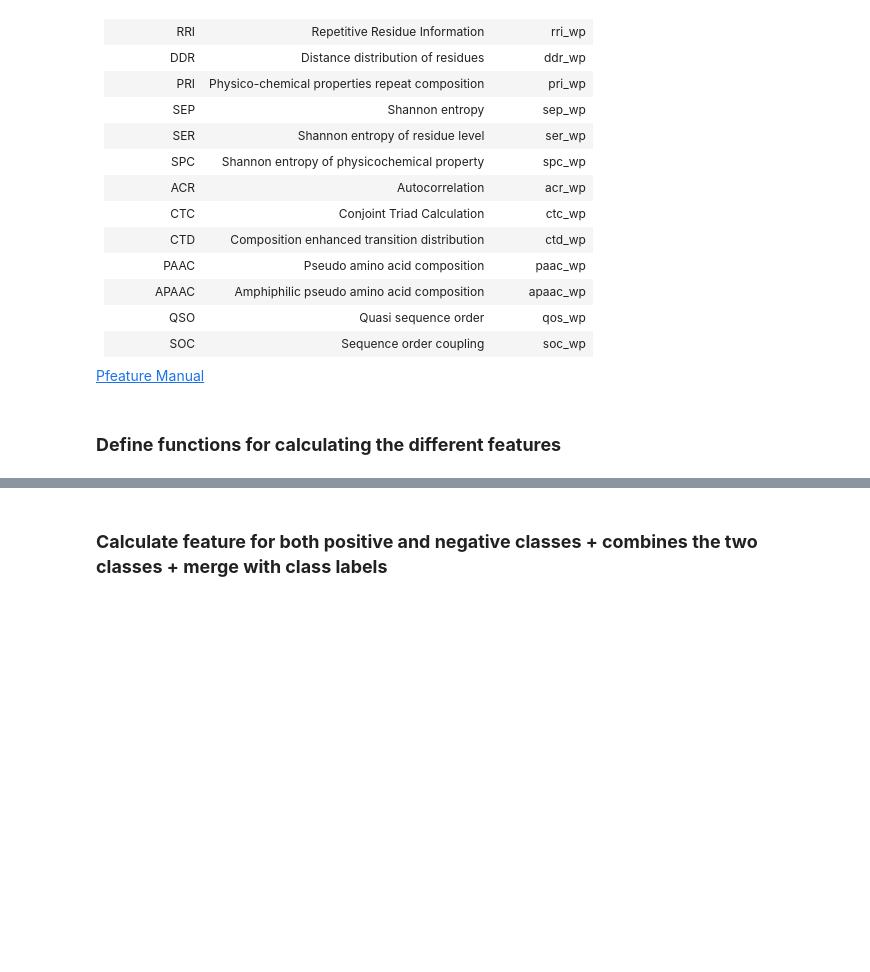
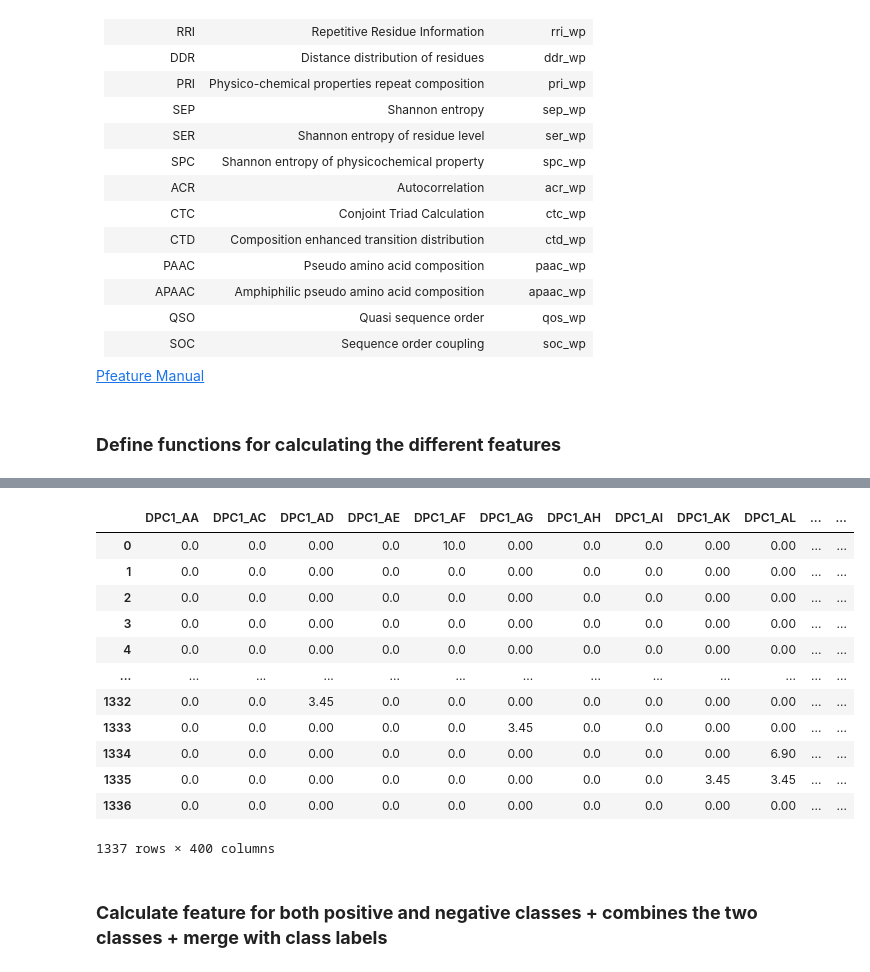
Before and after one commit to leo-dev-07/tcc-unicarioca, a Jupyter notebook: Antimicrobial_Peptide_QSAR.ipynb, the cells around one changed output, grey strips where cells are left out. Drawn from its saved outputs; the diff is of its cells as text; code cells hidden in the pictures; blank space fills up the shorter version.

```diff
--- a/Antimicrobial_Peptide_QSAR.ipynb
+++ b/Antimicrobial_Peptide_QSAR.ipynb
@@ -110,17 +213,31 @@ aac('train_po_cdhit.txt')
 # %%
 # Dipeptide composition (DPC)
 
 from Pfeature.pfeature import dpc_wp
 
 def dpc(input):
   a = input.rstrip('txt')
   output = a + 'dpc.csv'
-  df_out = dpc_wp(input, output, 1)
+  #df_out = dpc_wp(input, output, 1)
   df_in = pd.read_csv(output)
   return df_in
 
 feature = dpc('train_po_cdhit.txt')
 feature
+# %% [output]
+|  | DPC1_AA | DPC1_AC | DPC1_AD | DPC1_AE | DPC1_AF | DPC1_AG | DPC1_AH | DPC1_AI | DPC1_AK | DPC1_AL | ... | ... |
+| 0 | 0.0 | 0.0 | 0.00 | 0.0 | 10.0 | 0.00 | 0.0 | 0.0 | 0.00 | 0.00 | ... | ... |
+| 1 | 0.0 | 0.0 | 0.00 | 0.0 | 0.0 | 0.00 | 0.0 | 0.0 | 0.00 | 0.00 | ... | ... |
+| 2 | 0.0 | 0.0 | 0.00 | 0.0 | 0.0 | 0.00 | 0.0 | 0.0 | 0.00 | 0.00 | ... | ... |
+| 3 | 0.0 | 0.0 | 0.00 | 0.0 | 0.0 | 0.00 | 0.0 | 0.0 | 0.00 | 0.00 | ... | ... |
+| 4 | 0.0 | 0.0 | 0.00 | 0.0 | 0.0 | 0.00 | 0.0 | 0.0 | 0.00 | 0.00 | ... | ... |
+| ... | ... | ... | ... | ... | ... | ... | ... | ... | ... | ... | ... | ... |
+| 1332 | 0.0 | 0.0 | 3.45 | 0.0 | 0.0 | 0.00 | 0.0 | 0.0 | 0.00 | 0.00 | ... | ... |
+| 1333 | 0.0 | 0.0 | 0.00 | 0.0 | 0.0 | 3.45 | 0.0 | 0.0 | 0.00 | 0.00 | ... | ... |
+| 1334 | 0.0 | 0.0 | 0.00 | 0.0 | 0.0 | 0.00 | 0.0 | 0.0 | 0.00 | 6.90 | ... | ... |
+| 1335 | 0.0 | 0.0 | 0.00 | 0.0 | 0.0 | 0.00 | 0.0 | 0.0 | 3.45 | 3.45 | ... | ... |
+| 1336 | 0.0 | 0.0 | 0.00 | 0.0 | 0.0 | 0.00 | 0.0 | 0.0 | 0.00 | 0.00 | ... | ... |
+1337 rows × 400 columns
 # %% [markdown]
 ### **Calculate feature for both positive and negative classes + combines the two classes + merge with class labels**
 # %%
```
Also changed, not shown: parts of 39 cells of this notebook.
